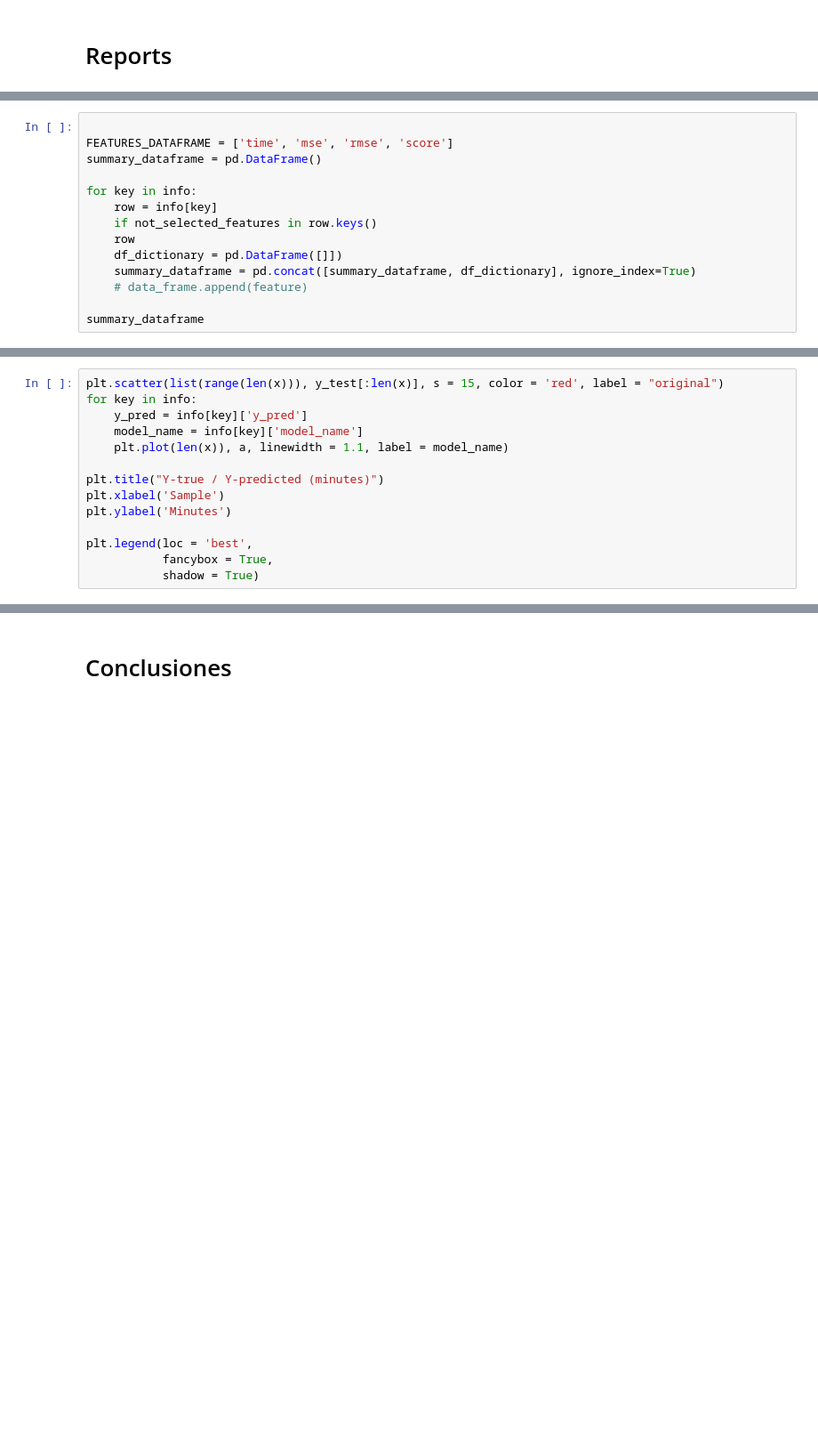
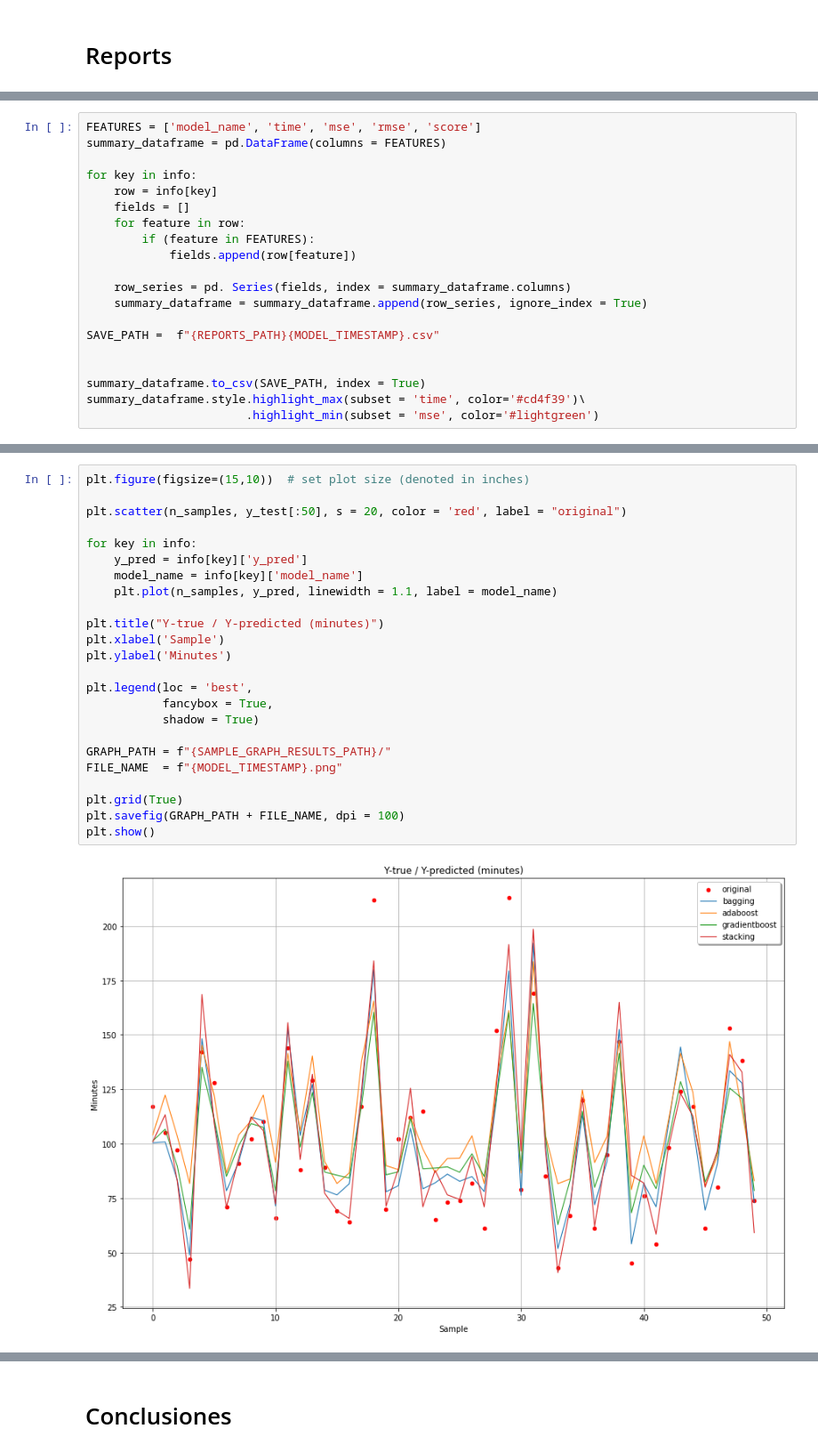
Before and after one commit to luperezsal/DM-Classification-Tree, a Jupyter notebook: Ensembles.ipynb, the cells around one changed output, grey strips where cells are left out. Shown at 89% size. Cells and saved outputs as stored; diff of their text form; blank space fills up the shorter version.

Commit message:
[FEATURE] Add final report graphs

```diff
--- a/Ensembles.ipynb
+++ b/Ensembles.ipynb
@@ -569,14 +587,20 @@ plt.show()
 # %%
-
-FEATURES_DATAFRAME = ['time', 'mse', 'rmse', 'score']
-summary_dataframe = pd.DataFrame()
+FEATURES = ['model_name', 'time', 'mse', 'rmse', 'score']
+summary_dataframe = pd.DataFrame(columns = FEATURES)
 
 for key in info:
     row = info[key]
-    if not_selected_features in row.keys()
-    row
-    df_dictionary = pd.DataFrame([]])
-    summary_dataframe = pd.concat([summary_dataframe, df_dictionary], ignore_index=True)
-    # data_frame.append(feature)
+    fields = []
+    for feature in row:
+        if (feature in FEATURES):
+            fields.append(row[feature])
 
-summary_dataframe
+    row_series = pd. Series(fields, index = summary_dataframe.columns)
+    summary_dataframe = summary_dataframe.append(row_series, ignore_index = True)
+
+SAVE_PATH =  f"{REPORTS_PATH}{MODEL_TIMESTAMP}.csv"
+
+
+summary_dataframe.to_csv(SAVE_PATH, index = True)
+summary_dataframe.style.highlight_max(subset = 'time', color='#cd4f39')\
+                       .highlight_min(subset = 'mse', color='#lightgreen')
@@ -588,14 +613,26 @@ c = list(range(40,90))
 # %%
-plt.scatter(list(range(len(x))), y_test[:len(x)], s = 15, color = 'red', label = "original")
+plt.figure(figsize=(15,10))  # set plot size (denoted in inches)
+
+plt.scatter(n_samples, y_test[:50], s = 20, color = 'red', label = "original")
+
 for key in info:
     y_pred = info[key]['y_pred']
     model_name = info[key]['model_name']
-    plt.plot(len(x)), a, linewidth = 1.1, label = model_name)
+    plt.plot(n_samples, y_pred, linewidth = 1.1, label = model_name)
 
 plt.title("Y-true / Y-predicted (minutes)")
 plt.xlabel('Sample')
 plt.ylabel('Minutes')
 
 plt.legend(loc = 'best',
            fancybox = True,
            shadow = True)
+
+GRAPH_PATH = f"{SAMPLE_GRAPH_RESULTS_PATH}/"
+FILE_NAME  = f"{MODEL_TIMESTAMP}.png"
+
+plt.grid(True)
+plt.savefig(GRAPH_PATH + FILE_NAME, dpi = 100)
+plt.show()
+# %% [output]
+[figure, added]
```
Also changed, not shown: parts of 25 cells of this notebook, 8 other files.
